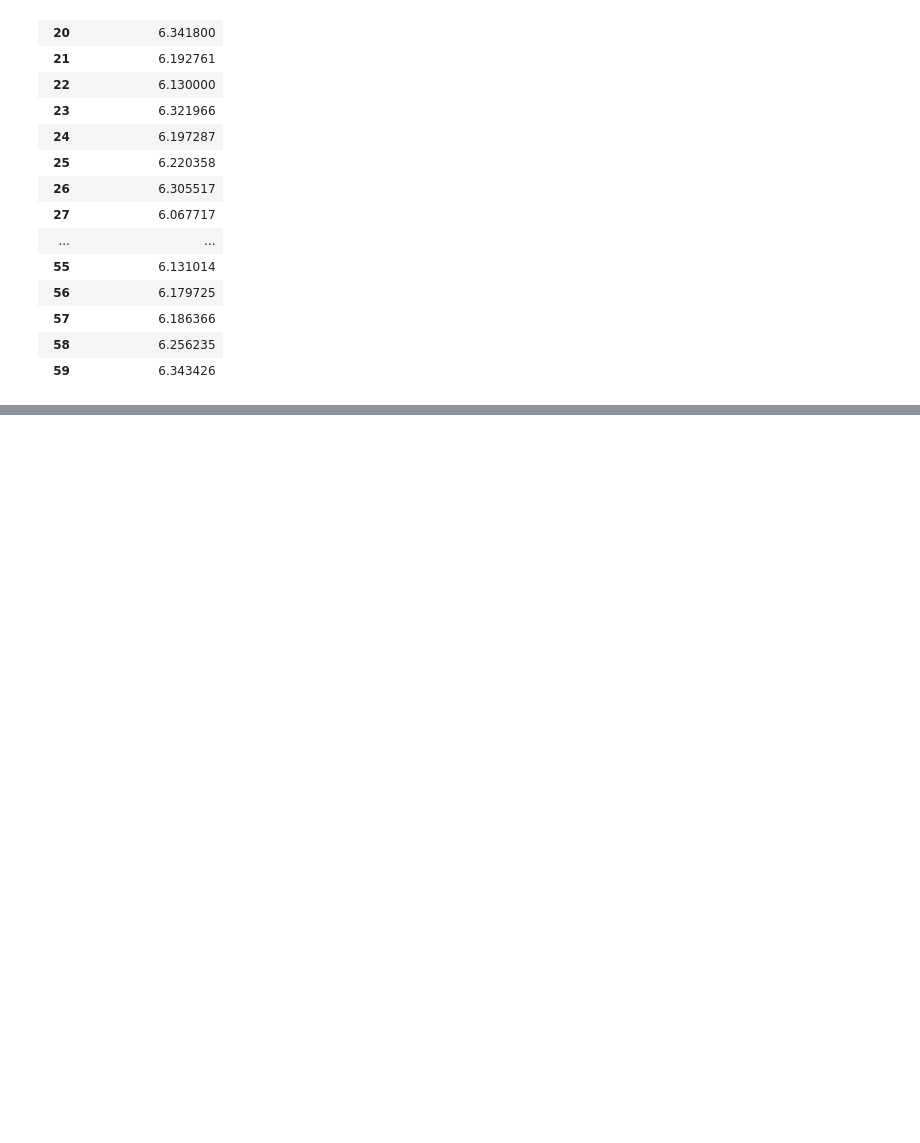
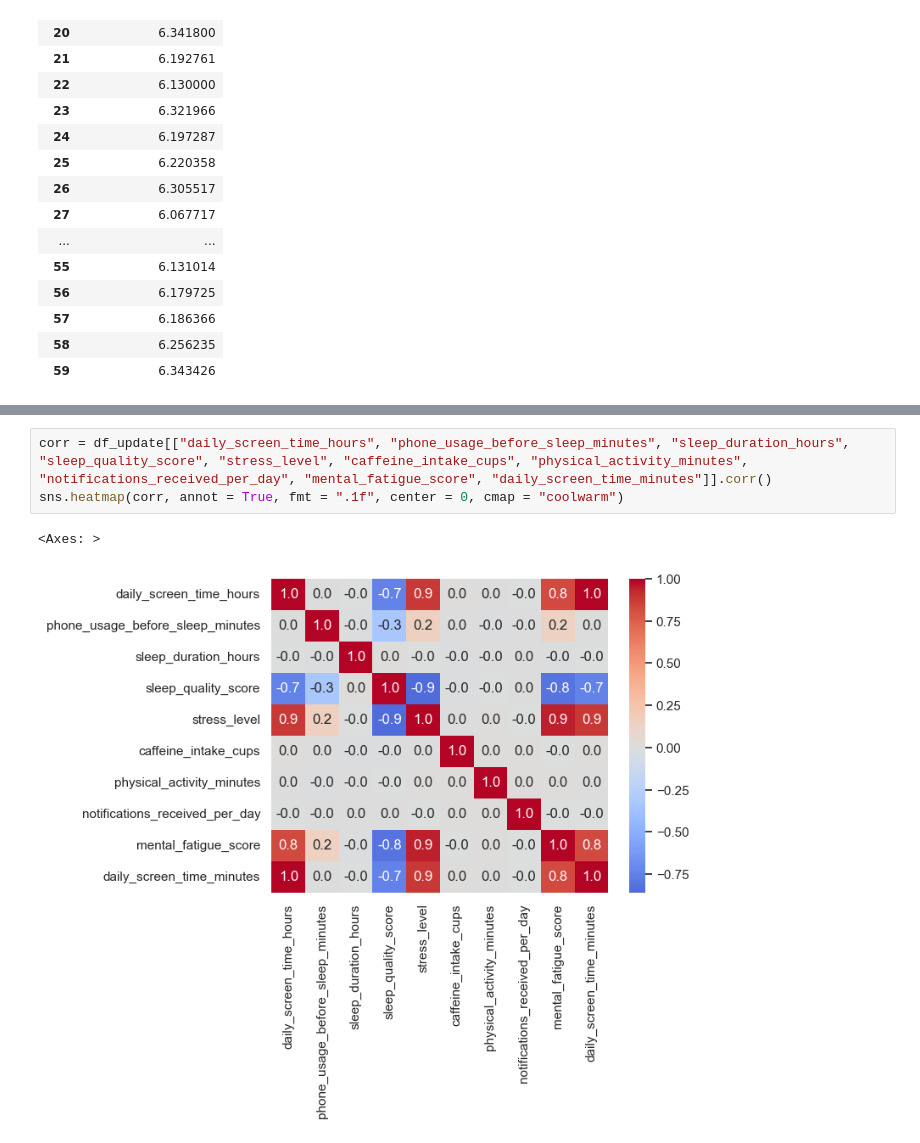
Before and after one commit to danielsj2022/-cis4930-sp26-project-group-2, a Jupyter notebook: CIS_project1.ipynb, the cells around one changed output, grey strips where cells are left out. Saved outputs shown, nothing was run; the diff lists cells and outputs as text; blank space fills up the shorter version.

```diff
--- a/CIS_project1.ipynb
+++ b/CIS_project1.ipynb
@@ -212,3 +212,9 @@ df_update.describe()
 | 50% | 7500.500000 | 38.000000 | 5.490000 | 60.000000 | 6.490000 | ... |
 | 75% | 11250.250000 | 49.000000 | 7.760000 | 90.000000 | 7.790000 | ... |
 | max | 15000.000000 | 59.000000 | 10.000000 | 119.000000 | 9.000000 | ... |
+# %%
+corr = df_update[["daily_screen_time_hours", "phone_usage_before_sleep_minutes", "sleep_duration_hours", "sleep_quality_score", "stress_level", "caffeine_intake_cups", "physical_activity_minutes", "notifications_received_per_day", "mental_fatigue_score", "daily_screen_time_minutes"]].corr()
+sns.heatmap(corr, annot = True, fmt = ".1f", center = 0, cmap = "coolwarm")
+# %% [output]
+<Axes: >
+[figure, added]
```
